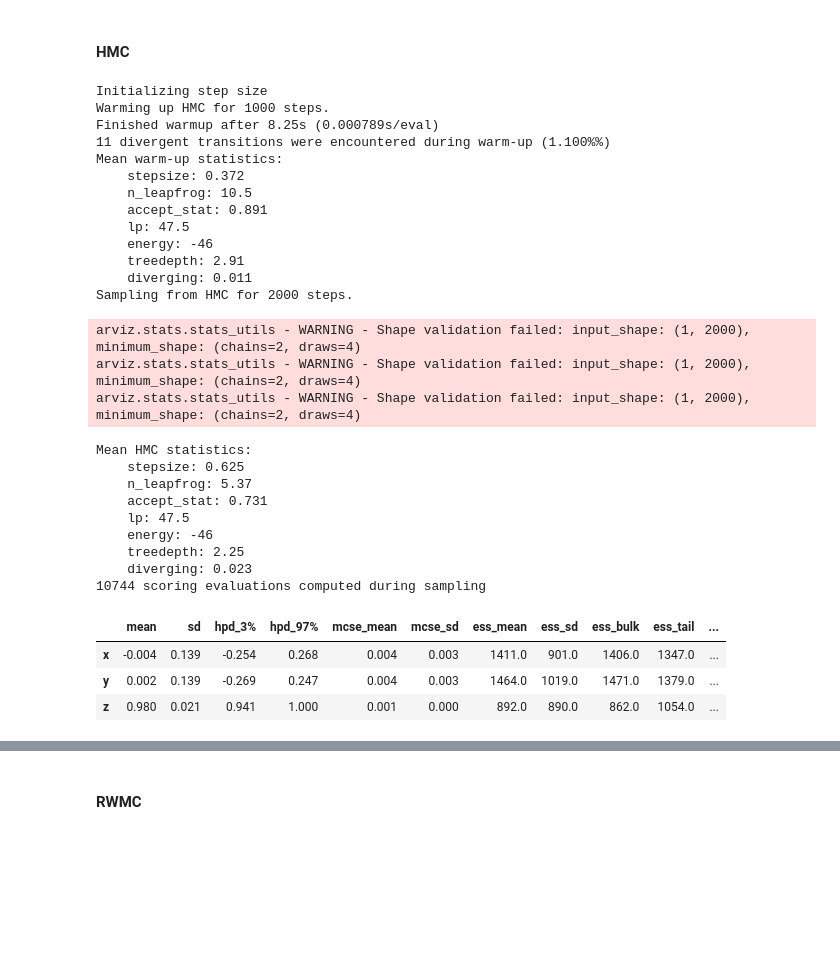
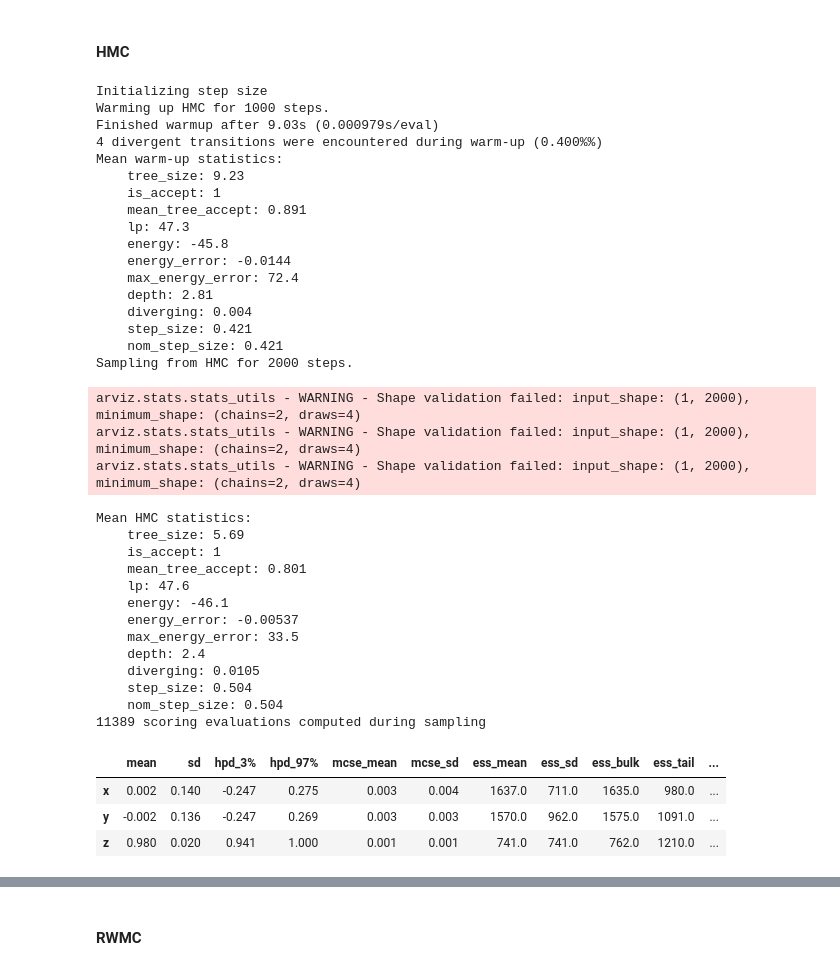
Before and after one commit to salilab/hmc, a Jupyter notebook: examples/notebooks/basic_usage.ipynb, the cells around one changed output, grey strips where cells are left out. Drawn from its saved outputs; the diff is of its cells as text; code cells hidden in the pictures; blank space fills up the shorter version.

```diff
--- a/examples/notebooks/basic_usage.ipynb
+++ b/examples/notebooks/basic_usage.ipynb
@@ -710,47 +735,55 @@ def setup_S2_vMF(m, mu=np.array([0.0, 0.0, 1.0]), kappa=10.0, make_mover=False):
 # %%
 m = IMP.Model()
 p, sf, mover = setup_S2_vMF(m, kappa=50, make_mover=True)
 p.set_direction(IMP.algebra.get_random_vector_on_unit_sphere())
 
 hmc = setup_warmup_run_hmc(
     sf, metric="diag", adapt_delta=0.9, nadapt=1000, nsample=2000
 )
-nsteps = hmc.stats.get_samples("n_leapfrog").sum()
+nsteps = hmc.stats.get_samples("tree_size").sum()
 print("{0} scoring evaluations computed during sampling".format(nsteps))
 
 hmc_dataset = get_inference_data(hmc, varnames=["x", "y", "z"])
 hmc_summary = az.summary(hmc_dataset)
 hmc_summary
 # %% [output]
 Initializing step size
 Warming up HMC for 1000 steps.
-Finished warmup after 8.25s (0.000789s/eval)
-11 divergent transitions were encountered during warm-up (1.100%%)
+Finished warmup after 9.03s (0.000979s/eval)
+4 divergent transitions were encountered during warm-up (0.400%%)
 Mean warm-up statistics:
-    stepsize: 0.372
-    n_leapfrog: 10.5
-    accept_stat: 0.891
-    lp: 47.5
-    energy: -46
-    treedepth: 2.91
-    diverging: 0.011
+    tree_size: 9.23
+    is_accept: 1
+    mean_tree_accept: 0.891
+    lp: 47.3
+    energy: -45.8
+    energy_error: -0.0144
+    max_energy_error: 72.4
+    depth: 2.81
+    diverging: 0.004
+    step_size: 0.421
+    nom_step_size: 0.421
 Sampling from HMC for 2000 steps.
 arviz.stats.stats_utils - WARNING - Shape validation failed: input_shape: (1, 2000), minimum_shape: (chains=2, draws=4)
 arviz.stats.stats_utils - WARNING - Shape validation failed: input_shape: (1, 2000), minimum_shape: (chains=2, draws=4)
 arviz.stats.stats_utils - WARNING - Shape validation failed: input_shape: (1, 2000), minimum_shape: (chains=2, draws=4)
 Mean HMC statistics:
-    stepsize: 0.625
-    n_leapfrog: 5.37
-    accept_stat: 0.731
-    lp: 47.5
-    energy: -46
-    treedepth: 2.25
-    diverging: 0.023
-10744 scoring evaluations computed during sampling
+    tree_size: 5.69
+    is_accept: 1
+    mean_tree_accept: 0.801
+    lp: 47.6
+    energy: -46.1
+    energy_error: -0.00537
+    max_energy_error: 33.5
+    depth: 2.4
+    diverging: 0.0105
+    step_size: 0.504
+    nom_step_size: 0.504
+11389 scoring evaluations computed during sampling
 |  | mean | sd | hpd_3% | hpd_97% | mcse_mean | mcse_sd | ess_mean | ess_sd | ess_bulk | ess_tail | ... |
-| x | -0.004 | 0.139 | -0.254 | 0.268 | 0.004 | 0.003 | 1411.0 | 901.0 | 1406.0 | 1347.0 | ... |
-| y | 0.002 | 0.139 | -0.269 | 0.247 | 0.004 | 0.003 | 1464.0 | 1019.0 | 1471.0 | 1379.0 | ... |
-| z | 0.980 | 0.021 | 0.941 | 1.000 | 0.001 | 0.000 | 892.0 | 890.0 | 862.0 | 1054.0 | ... |
+| x | 0.002 | 0.140 | -0.247 | 0.275 | 0.003 | 0.004 | 1637.0 | 711.0 | 1635.0 | 980.0 | ... |
+| y | -0.002 | 0.136 | -0.247 | 0.269 | 0.003 | 0.003 | 1570.0 | 962.0 | 1575.0 | 1091.0 | ... |
+| z | 0.980 | 0.020 | 0.941 | 1.000 | 0.001 | 0.001 | 741.0 | 741.0 | 762.0 | 1210.0 | ... |
 # %%
 az.plot_energy(hmc_dataset, kind="hist")
 az.plot_posterior(hmc_dataset, kind="hist")
```
Also changed, not shown: parts of 25 cells of this notebook, 3 other files.
